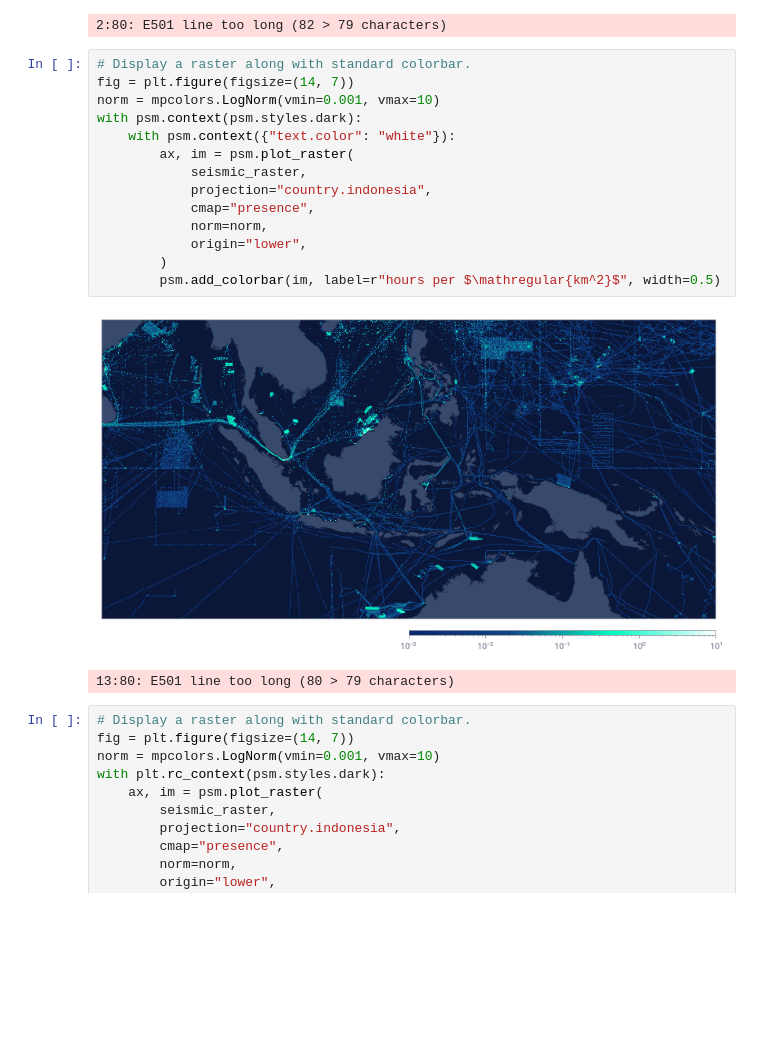
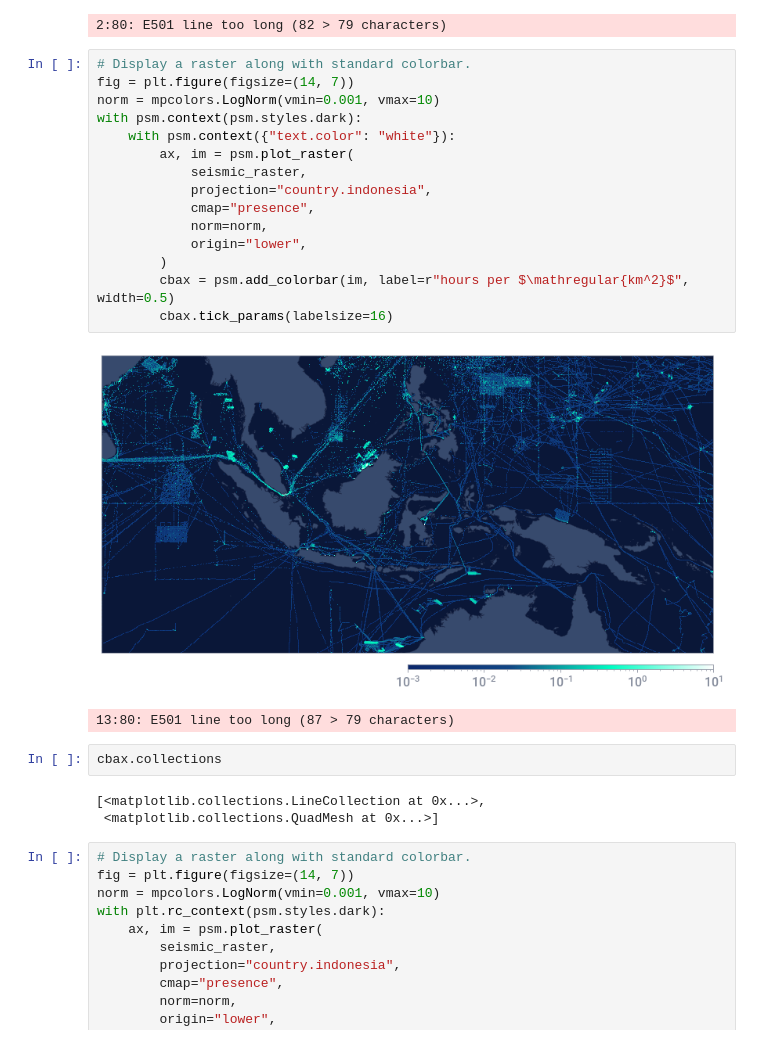
Before and after one commit to GlobalFishingWatch/pyseas, a Jupyter notebook: pyseas/doc/Examples.ipynb, the cells around one changed output. Drawn from its saved outputs; the diff is of its cells as text; blank space fills up the shorter version.

```diff
--- a/pyseas/doc/Examples.ipynb
+++ b/pyseas/doc/Examples.ipynb
@@ -133,20 +133,26 @@ seismic_raster = psm.rasters.df2raster(
 # %%
 # Display a raster along with standard colorbar.
 fig = plt.figure(figsize=(14, 7))
 norm = mpcolors.LogNorm(vmin=0.001, vmax=10)
 with psm.context(psm.styles.dark):
     with psm.context({"text.color": "white"}):
         ax, im = psm.plot_raster(
             seismic_raster,
             projection="country.indonesia",
             cmap="presence",
             norm=norm,
             origin="lower",
         )
-        psm.add_colorbar(im, label=r"hours per $\mathregular{km^2}$", width=0.5)
+        cbax = psm.add_colorbar(im, label=r"hours per $\mathregular{km^2}$", width=0.5)
+        cbax.tick_params(labelsize=16)
 # %% [output]
-[figure, old version]
+[figure, new version]
-13:80: E501 line too long (80 > 79 characters)
+13:80: E501 line too long (87 > 79 characters)
+# %%
+cbax.collections
+# %% [output]
+[<matplotlib.collections.LineCollection at 0x...>,
+ <matplotlib.collections.QuadMesh at 0x...>]
 # %%
 # Display a raster along with standard colorbar.
 fig = plt.figure(figsize=(14, 7))
```
Also changed, not shown: parts of 9 cells of this notebook, 3 other files.
